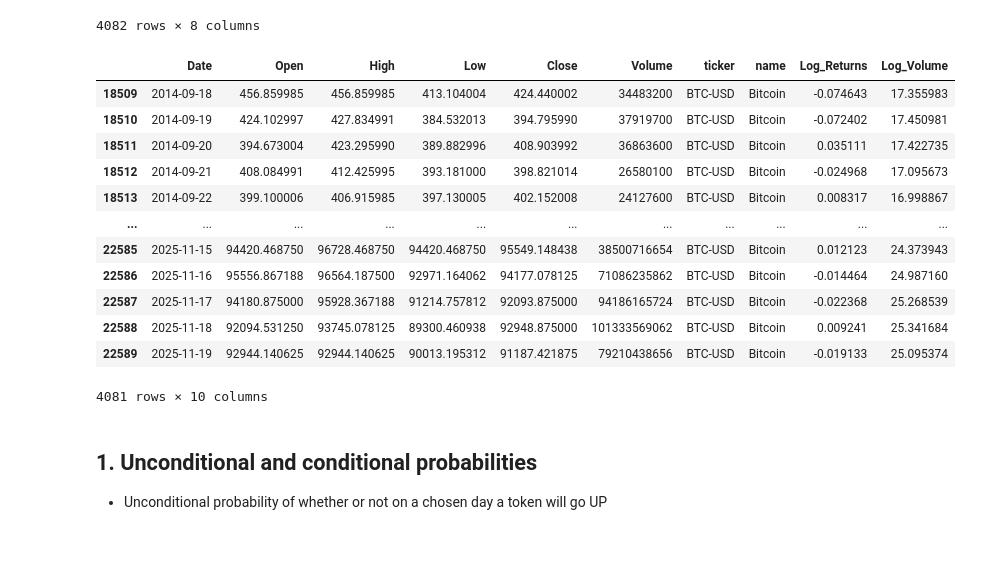
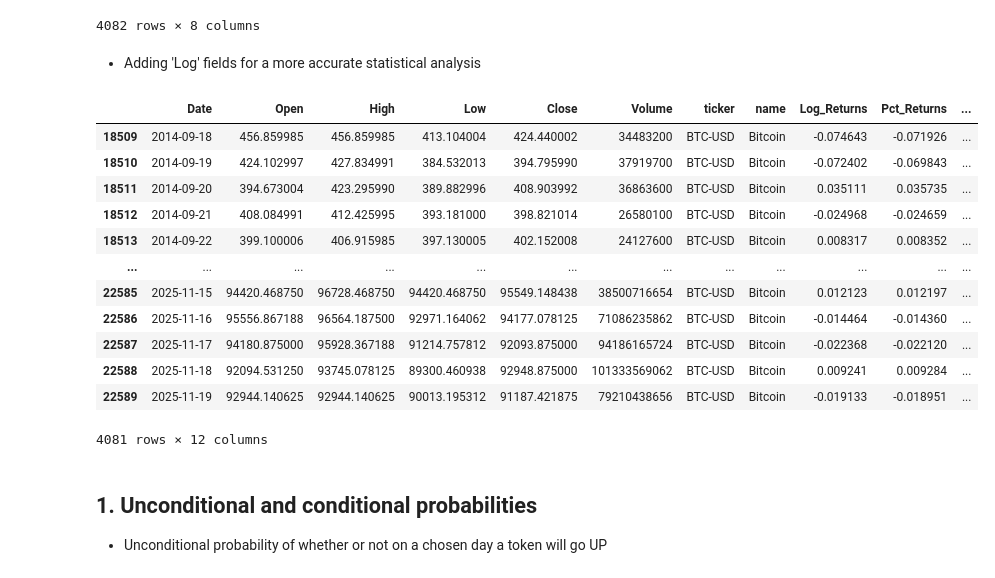
Before and after one commit to krvnsv/applied-statistics, a Jupyter notebook: Final.ipynb, the cells around one changed output. Saved outputs shown, nothing was run; the diff lists cells and outputs as text; code cells hidden in the pictures; blank space fills up the shorter version.

```diff
--- a/Final.ipynb
+++ b/Final.ipynb
@@ -69,35 +73,45 @@ df
 | 22588 | 2025-11-18 | 92094.531250 | 93745.078125 | 89300.460938 | 92948.875000 | 101333569062 | BTC-USD | Bitcoin |
 | 22589 | 2025-11-19 | 92944.140625 | 92944.140625 | 90013.195312 | 91187.421875 | 79210438656 | BTC-USD | Bitcoin |
 4082 rows × 8 columns
+# %% [markdown]
+- Adding 'Log' fields for a more accurate statistical analysis
 # %%
+# 3. Sort by Date to ensure calculations follow the correct time order
+df = df.sort_values('Date')
 # 4. Calculate Daily Log Returns (The "Shift" trick)
 # Formula: ln(Today's Price / Yesterday's Price)
-# .shift(1) takes the column and moves it down 1 row, giving us "Yesterday's Close"
 df['Log_Returns'] = np.log(df['Close'] / df['Close'].shift(1))
+
+# Percentage returns
+df['Pct_Returns'] = df['Close'].pct_change()
+#df['Pct_Returns'] = np.exp(df['Log_Returns']) - 1 # formula from log
+
+# Real dollar returns
+df['Dollar_Returns'] = df['Close'].diff()
 
 # 5. Calculate Log Volume (For your Regression later)
 # We add 1 to avoid errors if volume is ever 0 (ln(0) is undefined)
 df['Log_Volume'] = np.log(df['Volume'].replace(0, 1))
 
 # 6. Cleanup: The first row will now have NaN (empty) values because
 # there is no "yesterday" for the first day. We drop it. For regression purposes mostly
-df_reg = df.dropna()
+returns = df.dropna()
 
-df_reg
+returns
 # %% [output]
-|  | Date | Open | High | Low | Close | Volume | ticker | name | Log_Returns | Log_Volume |
-| 18509 | 2014-09-18 | 456.859985 | 456.859985 | 413.104004 | 424.440002 | 34483200 | BTC-USD | Bitcoin | -0.074643 | 17.355983 |
-| 18510 | 2014-09-19 | 424.102997 | 427.834991 | 384.532013 | 394.795990 | 37919700 | BTC-USD | Bitcoin | -0.072402 | 17.450981 |
-| 18511 | 2014-09-20 | 394.673004 | 423.295990 | 389.882996 | 408.903992 | 36863600 | BTC-USD | Bitcoin | 0.035111 | 17.422735 |
-| 18512 | 2014-09-21 | 408.084991 | 412.425995 | 393.181000 | 398.821014 | 26580100 | BTC-USD | Bitcoin | -0.024968 | 17.095673 |
-| 18513 | 2014-09-22 | 399.100006 | 406.915985 | 397.130005 | 402.152008 | 24127600 | BTC-USD | Bitcoin | 0.008317 | 16.998867 |
-| ... | ... | ... | ... | ... | ... | ... | ... | ... | ... | ... |
-| 22585 | 2025-11-15 | 94420.468750 | 96728.468750 | 94420.468750 | 95549.148438 | 38500716654 | BTC-USD | Bitcoin | 0.012123 | 24.373943 |
-| 22586 | 2025-11-16 | 95556.867188 | 96564.187500 | 92971.164062 | 94177.078125 | 71086235862 | BTC-USD | Bitcoin | -0.014464 | 24.987160 |
-| 22587 | 2025-11-17 | 94180.875000 | 95928.367188 | 91214.757812 | 92093.875000 | 94186165724 | BTC-USD | Bitcoin | -0.022368 | 25.268539 |
-| 22588 | 2025-11-18 | 92094.531250 | 93745.078125 | 89300.460938 | 92948.875000 | 101333569062 | BTC-USD | Bitcoin | 0.009241 | 25.341684 |
-| 22589 | 2025-11-19 | 92944.140625 | 92944.140625 | 90013.195312 | 91187.421875 | 79210438656 | BTC-USD | Bitcoin | -0.019133 | 25.095374 |
+|  | Date | Open | High | Low | Close | Volume | ticker | name | Log_Returns | Pct_Returns | ... |
+| 18509 | 2014-09-18 | 456.859985 | 456.859985 | 413.104004 | 424.440002 | 34483200 | BTC-USD | Bitcoin | -0.074643 | -0.071926 | ... |
+| 18510 | 2014-09-19 | 424.102997 | 427.834991 | 384.532013 | 394.795990 | 37919700 | BTC-USD | Bitcoin | -0.072402 | -0.069843 | ... |
+| 18511 | 2014-09-20 | 394.673004 | 423.295990 | 389.882996 | 408.903992 | 36863600 | BTC-USD | Bitcoin | 0.035111 | 0.035735 | ... |
+| 18512 | 2014-09-21 | 408.084991 | 412.425995 | 393.181000 | 398.821014 | 26580100 | BTC-USD | Bitcoin | -0.024968 | -0.024659 | ... |
+| 18513 | 2014-09-22 | 399.100006 | 406.915985 | 397.130005 | 402.152008 | 24127600 | BTC-USD | Bitcoin | 0.008317 | 0.008352 | ... |
+| ... | ... | ... | ... | ... | ... | ... | ... | ... | ... | ... | ... |
+| 22585 | 2025-11-15 | 94420.468750 | 96728.468750 | 94420.468750 | 95549.148438 | 38500716654 | BTC-USD | Bitcoin | 0.012123 | 0.012197 | ... |
+| 22586 | 2025-11-16 | 95556.867188 | 96564.187500 | 92971.164062 | 94177.078125 | 71086235862 | BTC-USD | Bitcoin | -0.014464 | -0.014360 | ... |
+| 22587 | 2025-11-17 | 94180.875000 | 95928.367188 | 91214.757812 | 92093.875000 | 94186165724 | BTC-USD | Bitcoin | -0.022368 | -0.022120 | ... |
+| 22588 | 2025-11-18 | 92094.531250 | 93745.078125 | 89300.460938 | 92948.875000 | 101333569062 | BTC-USD | Bitcoin | 0.009241 | 0.009284 | ... |
+| 22589 | 2025-11-19 | 92944.140625 | 92944.140625 | 90013.195312 | 91187.421875 | 79210438656 | BTC-USD | Bitcoin | -0.019133 | -0.018951 | ... |
-4081 rows × 10 columns
+4081 rows × 12 columns
 # %% [markdown]
 ## 1. Unconditional and conditional probabilities
 
```
Also changed, not shown: parts of 16 cells of this notebook, 1 other file.
